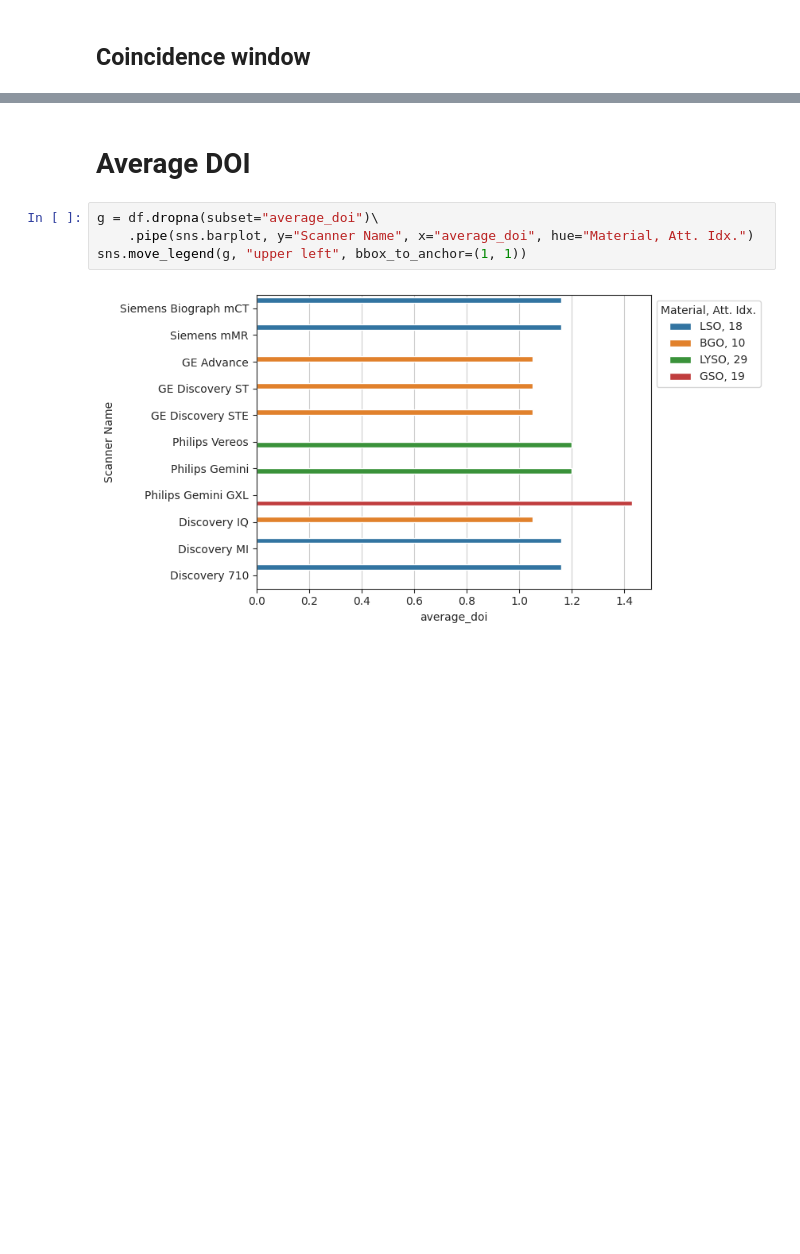
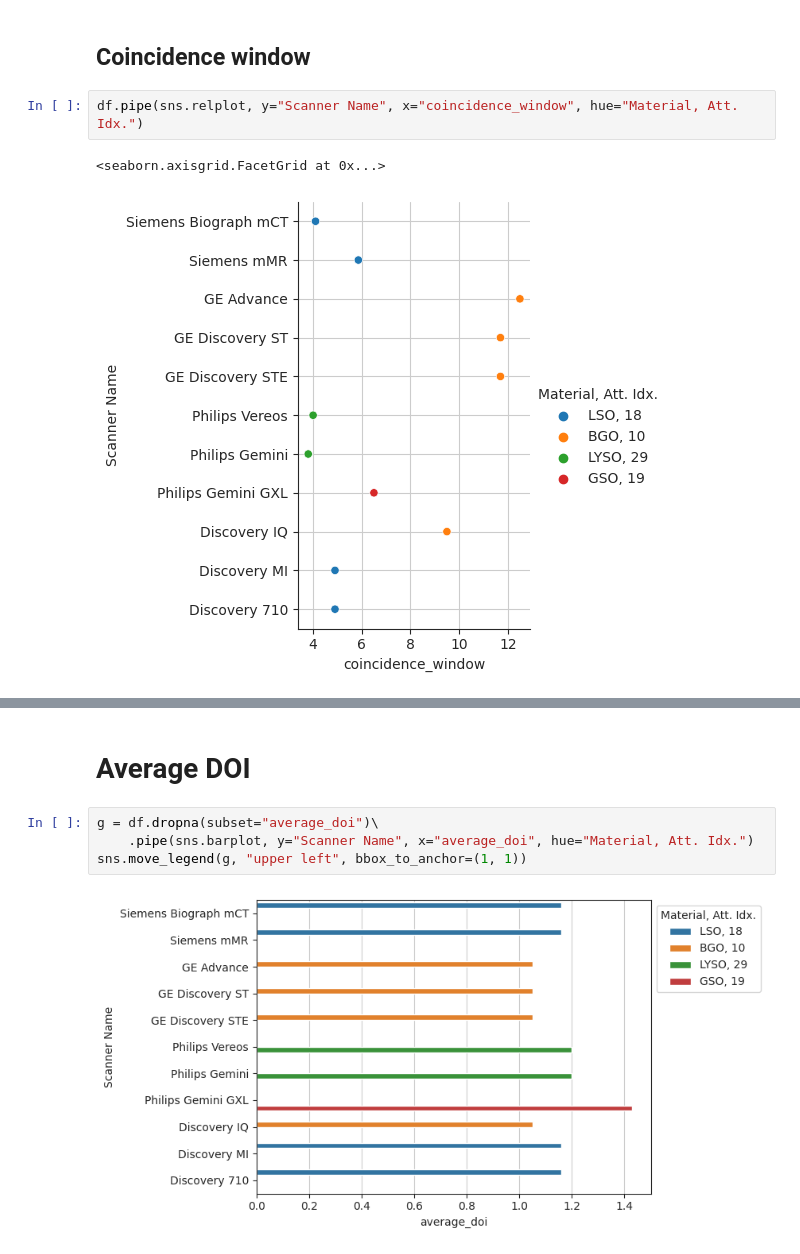
Before and after one commit to YerePhy/randfig, a Jupyter notebook: notebooks/1.0-jpm-params-eda.ipynb, the cells around one changed output, grey strips where cells are left out. Cells and saved outputs as stored; diff of their text form; blank space fills up the shorter version.

```diff
--- a/notebooks/1.0-jpm-params-eda.ipynb
+++ b/notebooks/1.0-jpm-params-eda.ipynb
@@ -58,2 +53,7 @@ FileNotFoundError: [Errno 2] No such file or directory
 # %% [markdown]
 ## Coincidence window
+# %%
+df.pipe(sns.relplot, y="Scanner Name", x="coincidence_window", hue="Material, Att. Idx.")
+# %% [output]
+<seaborn.axisgrid.FacetGrid at 0x...>
+[figure, added]
```
Also changed, not shown: parts of 7 cells of this notebook.
